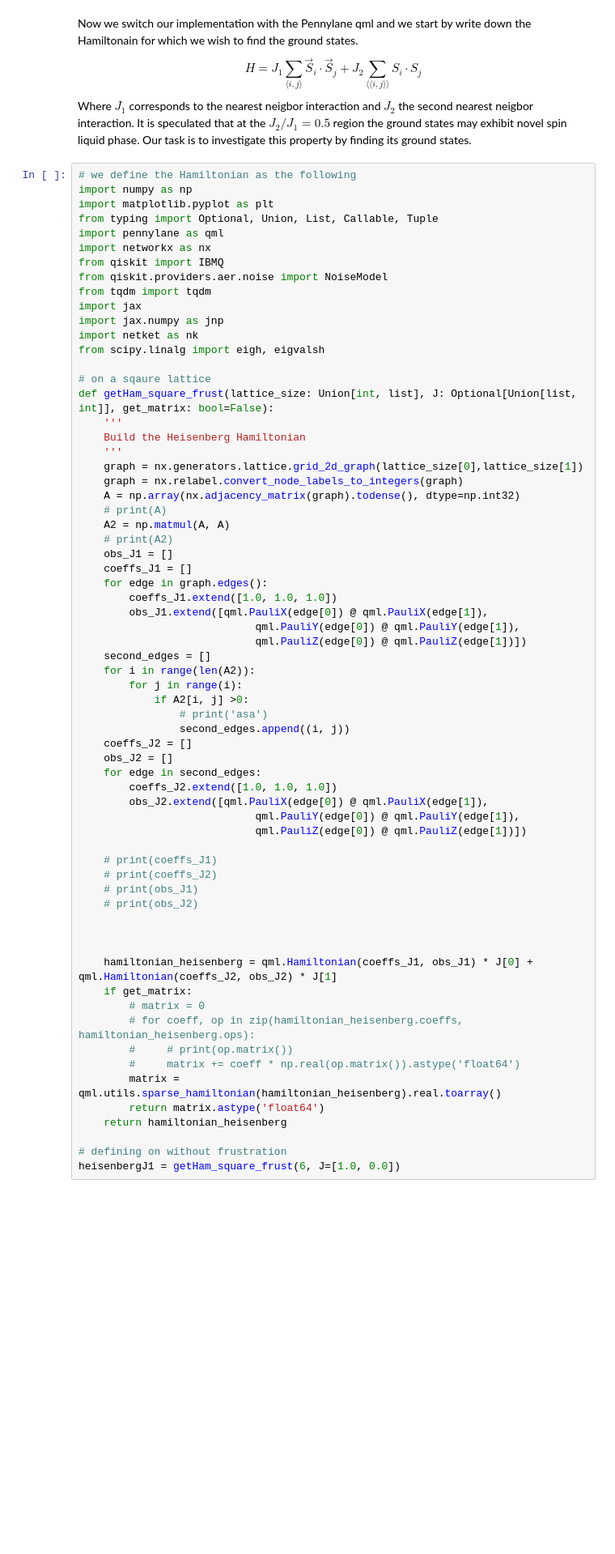
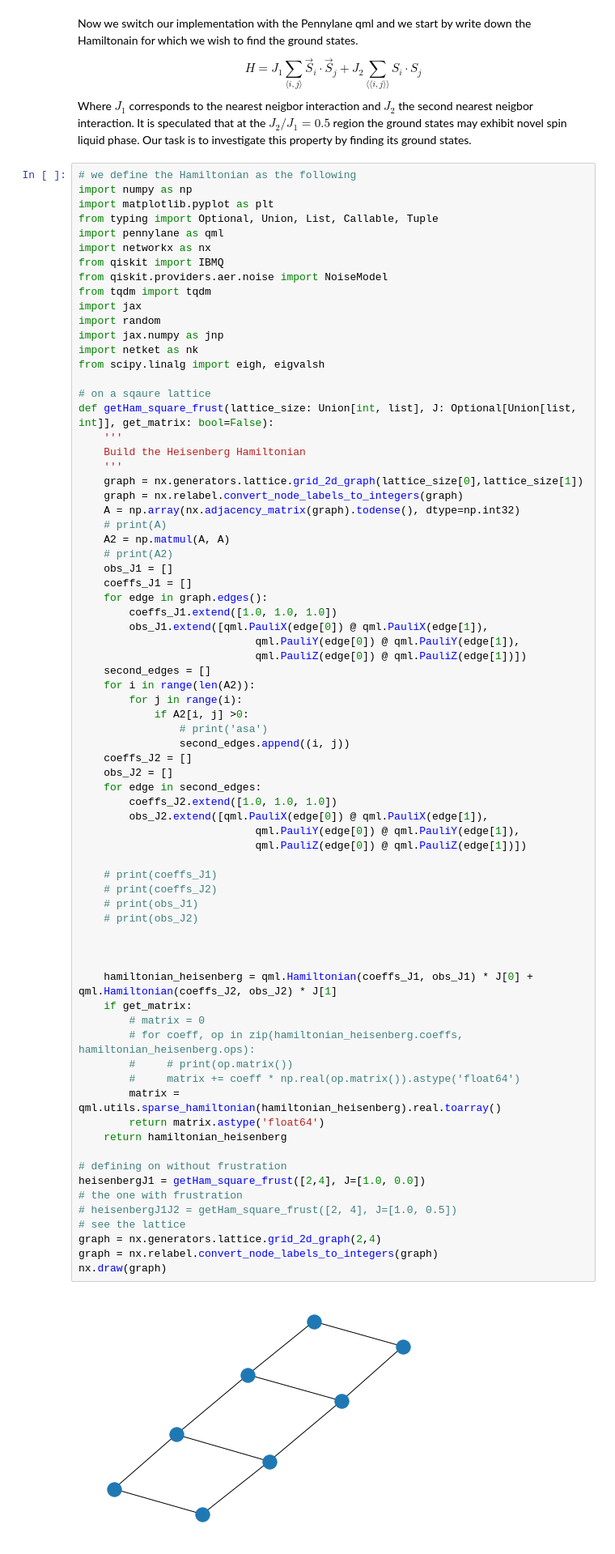
Before and after one commit to hanzheng98/Sn-CQA, a Jupyter notebook: CQA_Modules.ipynb, the cells around one changed output. Shown at 81% size. Cells and saved outputs as stored; diff of their text form; blank space fills up the shorter version.

```diff
--- a/CQA_Modules.ipynb
+++ b/CQA_Modules.ipynb
@@ -294,6 +296,7 @@ from qiskit import IBMQ
 from qiskit.providers.aer.noise import NoiseModel
 from tqdm import tqdm
 import jax
+import random
 import jax.numpy as jnp
 import netket as nk
 from scipy.linalg import eigh, eigvalsh
@@ -321,31 +324,39 @@ def getHam_square_frust(lattice_size: Union[int, list], J: Optional[Union[list,
         for j in range(i):
             if A2[i, j] >0:
                 # print('asa')
                 second_edges.append((i, j))
     coeffs_J2 = []
     obs_J2 = []
     for edge in second_edges:
         coeffs_J2.extend([1.0, 1.0, 1.0])
         obs_J2.extend([qml.PauliX(edge[0]) @ qml.PauliX(edge[1]),
                             qml.PauliY(edge[0]) @ qml.PauliY(edge[1]),
                             qml.PauliZ(edge[0]) @ qml.PauliZ(edge[1])])
 
     # print(coeffs_J1)
     # print(coeffs_J2)
     # print(obs_J1)
     # print(obs_J2)
 
 
 
     hamiltonian_heisenberg = qml.Hamiltonian(coeffs_J1, obs_J1) * J[0] + qml.Hamiltonian(coeffs_J2, obs_J2) * J[1]
     if get_matrix:
         # matrix = 0
         # for coeff, op in zip(hamiltonian_heisenberg.coeffs, hamiltonian_heisenberg.ops):
         #     # print(op.matrix())
         #     matrix += coeff * np.real(op.matrix()).astype('float64')
         matrix = qml.utils.sparse_hamiltonian(hamiltonian_heisenberg).real.toarray()
         return matrix.astype('float64')
     return hamiltonian_heisenberg
 
 # defining on without frustration
-heisenbergJ1 = getHam_square_frust(6, J=[1.0, 0.0])
+heisenbergJ1 = getHam_square_frust([2,4], J=[1.0, 0.0])
+# the one with frustration
+# heisenbergJ1J2 = getHam_square_frust([2, 4], J=[1.0, 0.5])
+# see the lattice
+graph = nx.generators.lattice.grid_2d_graph(2,4)
+graph = nx.relabel.convert_node_labels_to_integers(graph)
+nx.draw(graph)
+# %% [output]
+[figure, added]
```
Also changed, not shown: parts of 24 cells of this notebook, 2 other files.
